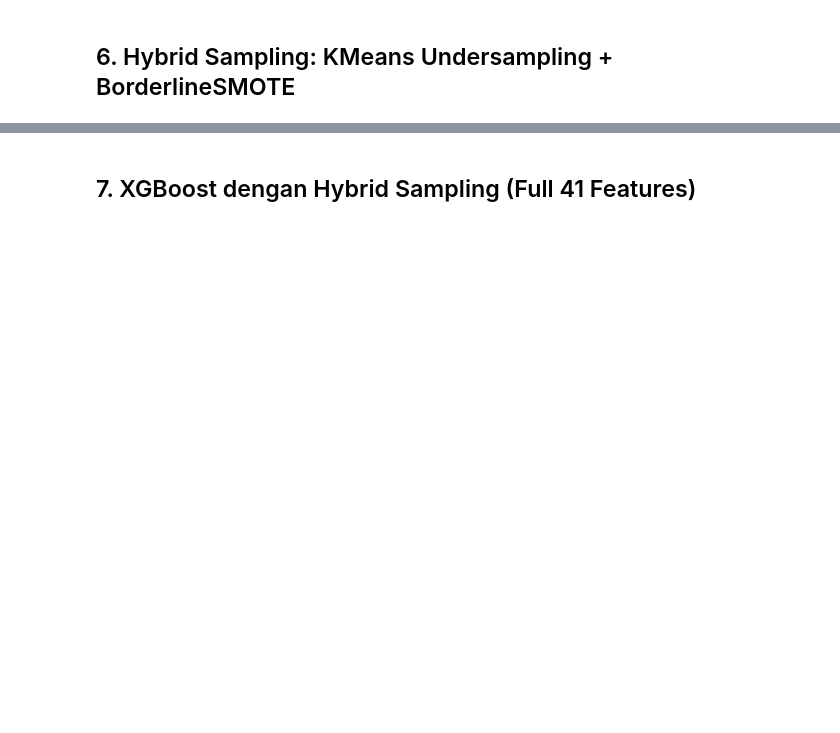
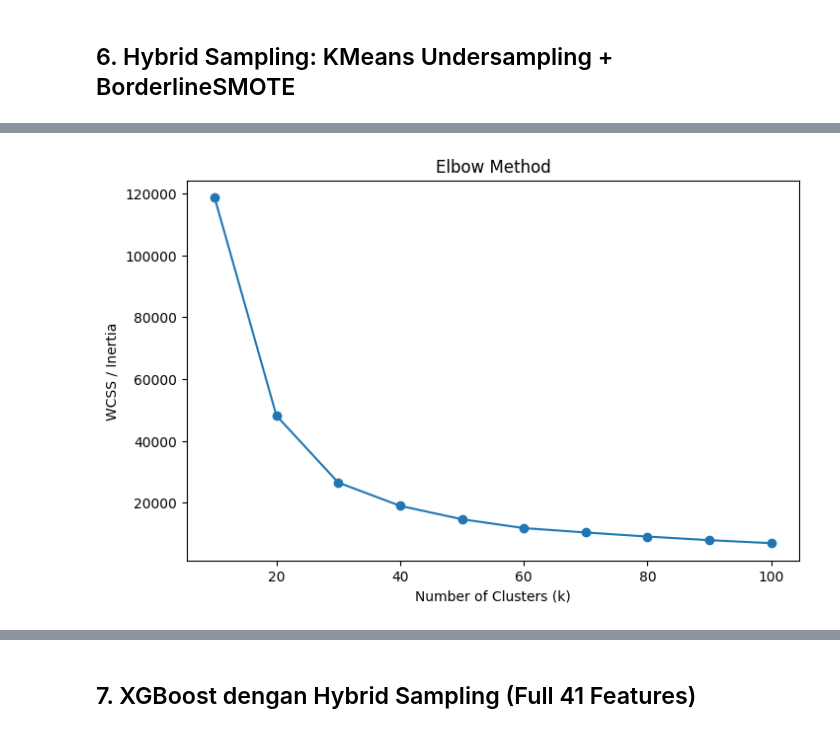
Before and after one commit to robiardan/hybridsampling, a Jupyter notebook: NSL_KDD_Multi Class.ipynb, the cells around one changed output, grey strips where cells are left out. Saved outputs shown, nothing was run; the diff lists cells and outputs as text; code cells hidden in the pictures; blank space fills up the shorter version.

```diff
--- a/NSL_KDD_Multi Class.ipynb
+++ b/NSL_KDD_Multi Class.ipynb
@@ -157 +223,34 @@ weighted avg       0.97      0.96      0.95     21398
+# %%
+from sklearn.cluster import KMeans
+import matplotlib.pyplot as plt
+
+inertia_values = []
+
+k_range = range(10, 101, 10)
+
+X_normal = X_train_scaled[y_train == 'probe']
+
+for k in k_range:
+
+    km = KMeans(
+        n_clusters=k,
+        random_state=42,
+        n_init=10
+    )
+
+    km.fit(X_normal)
+
+    inertia_values.append(km.inertia_)
+
+plt.figure(figsize=(8,5))
+
+plt.plot(k_range, inertia_values, marker='o')
+
+plt.xlabel("Number of Clusters (k)")
+plt.ylabel("WCSS / Inertia")
+plt.title("Elbow Method")
+
+plt.show()
+# %% [output]
+[figure, added]
 # %%
```
Also changed, not shown: parts of 13 cells of this notebook.
